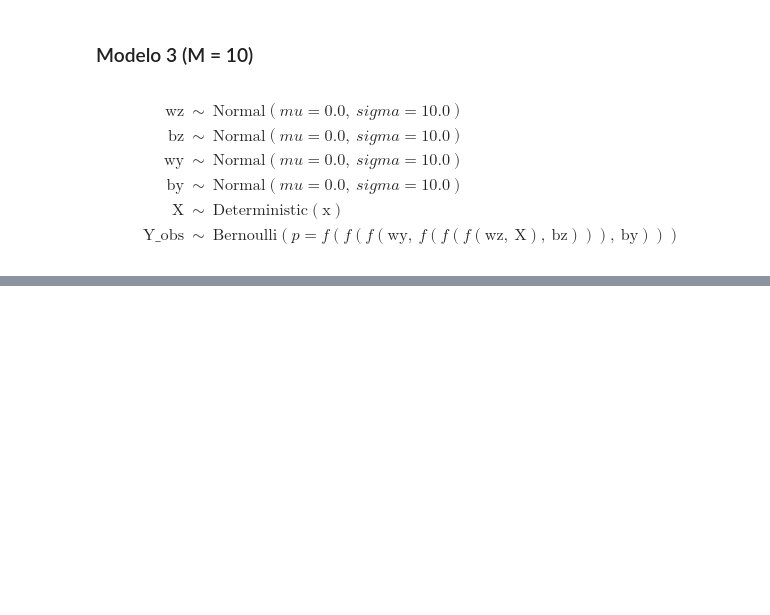
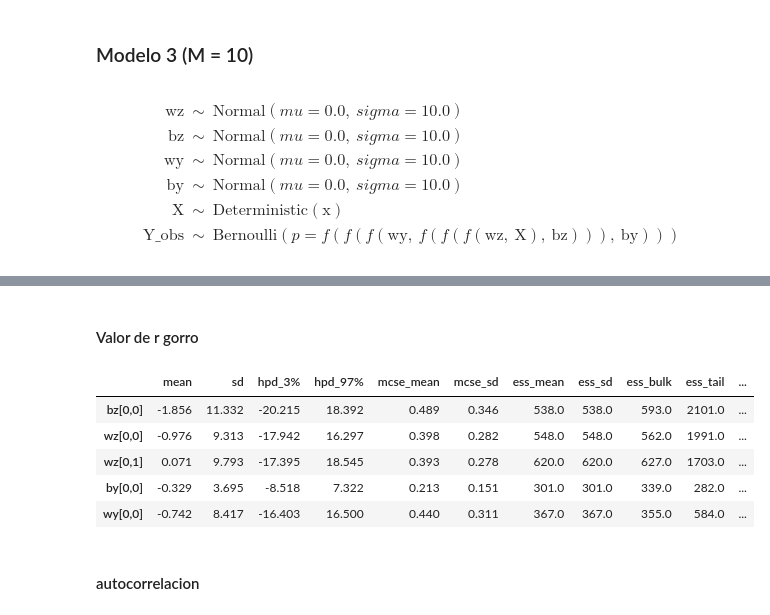
Before and after one commit to Spun1/Proyecto-INFO274-, a Jupyter notebook: proyecto/proyecto.ipynb, the cells around one changed output, grey strips where cells are left out. Cells and saved outputs as stored; diff of their text form; code cells hidden in the pictures; blank space fills up the shorter version.

```diff
--- a/proyecto/proyecto.ipynb
+++ b/proyecto/proyecto.ipynb
@@ -234,0 +259,13 @@ pm.model_to_graphviz(c10)
+# %% [markdown]
+#### Valor de r gorro
+# %%
+pm.summary(trace, var_names=['bz', 'wz', 'by','wy']).round(3)
+# %% [output]
+|  | mean | sd | hpd_3% | hpd_97% | mcse_mean | mcse_sd | ess_mean | ess_sd | ess_bulk | ess_tail | ... |
+| bz[0,0] | -1.856 | 11.332 | -20.215 | 18.392 | 0.489 | 0.346 | 538.0 | 538.0 | 593.0 | 2101.0 | ... |
+| wz[0,0] | -0.976 | 9.313 | -17.942 | 16.297 | 0.398 | 0.282 | 548.0 | 548.0 | 562.0 | 1991.0 | ... |
+| wz[0,1] | 0.071 | 9.793 | -17.395 | 18.545 | 0.393 | 0.278 | 620.0 | 620.0 | 627.0 | 1703.0 | ... |
+| by[0,0] | -0.329 | 3.695 | -8.518 | 7.322 | 0.213 | 0.151 | 301.0 | 301.0 | 339.0 | 282.0 | ... |
+| wy[0,0] | -0.742 | 8.417 | -16.403 | 16.500 | 0.440 | 0.311 | 367.0 | 367.0 | 355.0 | 584.0 | ... |
+# %% [markdown]
+#### autocorrelacion
```
Also changed, not shown: parts of 24 cells of this notebook.
